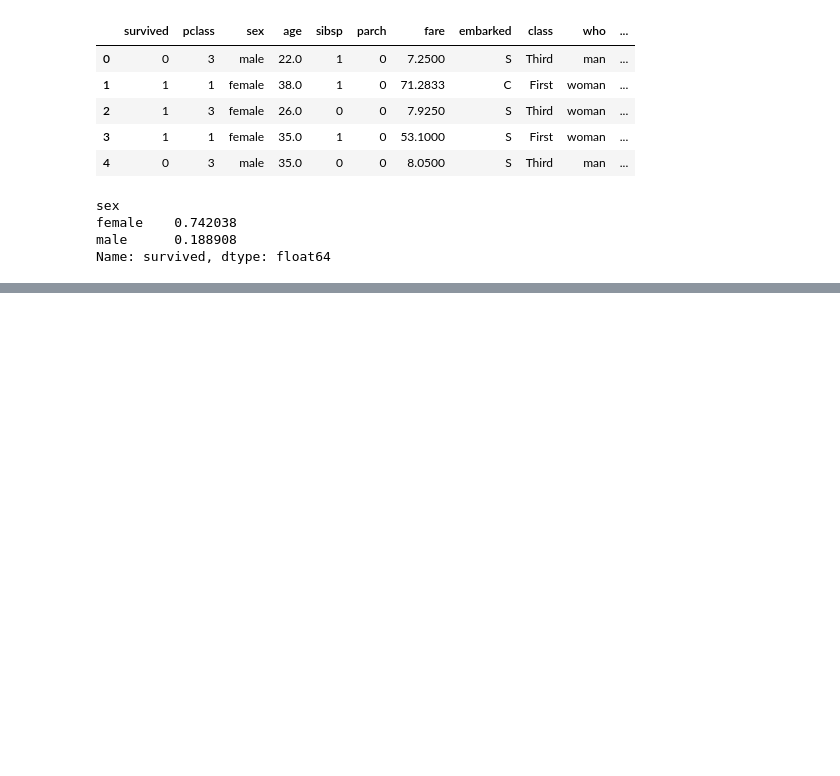
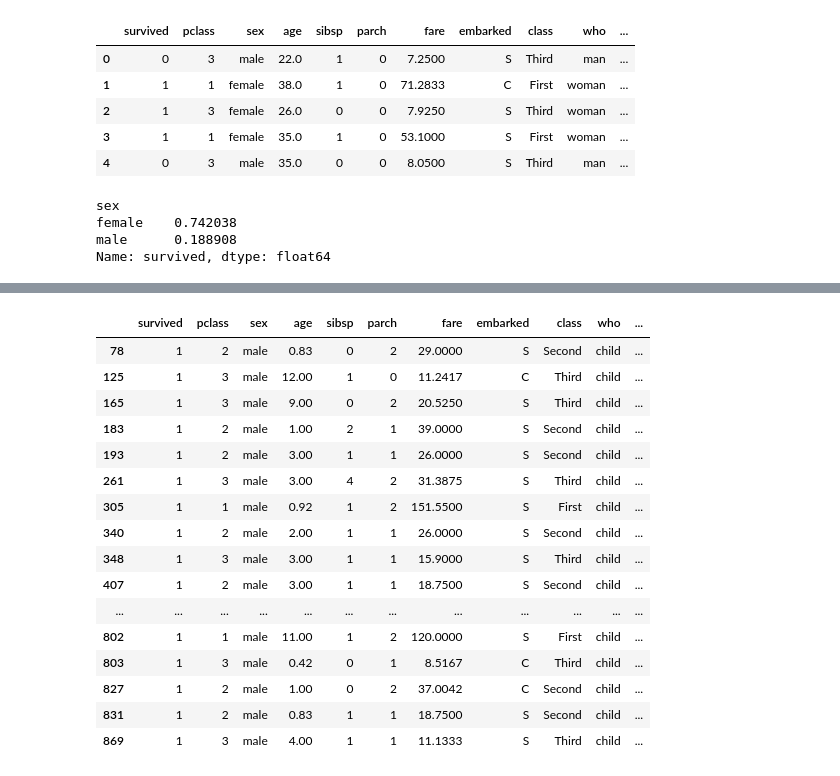
Before and after one commit to imabiodun/py, a Jupyter notebook: titanic_first_work.ipynb, the cells around one changed output, grey strips where cells are left out. Cells and saved outputs as stored; diff of their text form; code cells hidden in the pictures; blank space fills up the shorter version.

```diff
--- a/titanic_first_work.ipynb
+++ b/titanic_first_work.ipynb
@@ -82,0 +170,20 @@ TypeError: list indices must be integers or slices, not str
+# %%
+titanic.loc[(titanic['sex']=='male') & (titanic['adult_male']!=True) &(titanic['age']<=18)&(titanic['alive']=='yes')]
+# %% [output]
+|  | survived | pclass | sex | age | sibsp | parch | fare | embarked | class | who | ... |
+| 78 | 1 | 2 | male | 0.83 | 0 | 2 | 29.0000 | S | Second | child | ... |
+| 125 | 1 | 3 | male | 12.00 | 1 | 0 | 11.2417 | C | Third | child | ... |
+| 165 | 1 | 3 | male | 9.00 | 0 | 2 | 20.5250 | S | Third | child | ... |
+| 183 | 1 | 2 | male | 1.00 | 2 | 1 | 39.0000 | S | Second | child | ... |
+| 193 | 1 | 2 | male | 3.00 | 1 | 1 | 26.0000 | S | Second | child | ... |
+| 261 | 1 | 3 | male | 3.00 | 4 | 2 | 31.3875 | S | Third | child | ... |
+| 305 | 1 | 1 | male | 0.92 | 1 | 2 | 151.5500 | S | First | child | ... |
+| 340 | 1 | 2 | male | 2.00 | 1 | 1 | 26.0000 | S | Second | child | ... |
+| 348 | 1 | 3 | male | 3.00 | 1 | 1 | 15.9000 | S | Third | child | ... |
+| 407 | 1 | 2 | male | 3.00 | 1 | 1 | 18.7500 | S | Second | child | ... |
+| ... | ... | ... | ... | ... | ... | ... | ... | ... | ... | ... | ... |
+| 802 | 1 | 1 | male | 11.00 | 1 | 2 | 120.0000 | S | First | child | ... |
+| 803 | 1 | 3 | male | 0.42 | 0 | 1 | 8.5167 | C | Third | child | ... |
+| 827 | 1 | 2 | male | 1.00 | 0 | 2 | 37.0042 | C | Second | child | ... |
+| 831 | 1 | 2 | male | 0.83 | 1 | 1 | 18.7500 | S | Second | child | ... |
+| 869 | 1 | 3 | male | 4.00 | 1 | 1 | 11.1333 | S | Third | child | ... |
```
Also changed, not shown: parts of 19 cells of this notebook.
